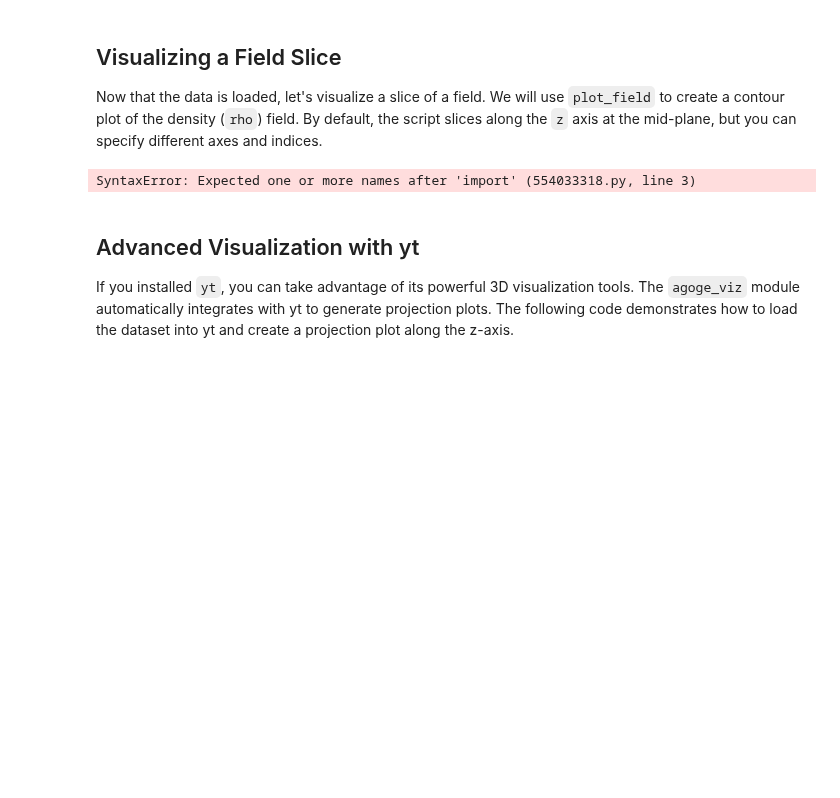
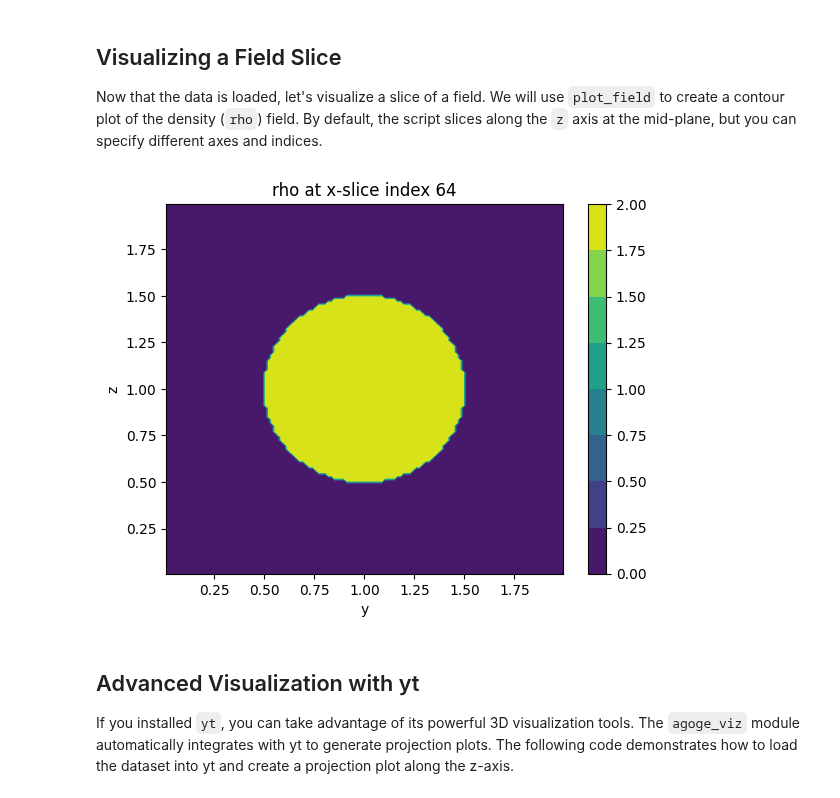
Before and after one commit to roybrynn/cmse822-roybrynn, a Jupyter notebook: agoge/viz/example2.ipynb, the cells around one changed output. Saved outputs shown, nothing was run; the diff lists cells and outputs as text; code cells hidden in the pictures; blank space fills up the shorter version.

```diff
--- a/agoge/viz/example2.ipynb
+++ b/agoge/viz/example2.ipynb
@@ -81,26 +82,26 @@ Now that the data is loaded, let's visualize a slice of a field. We will use `pl
 # %%
 import numpy as np
 import matplotlib.pyplot as plt
-from agoge_viz import # Specify the filename of the HDF5 file
-filename = "../ae_final.h5"
+from agoge_viz import * # Specify the filename of the HDF5 file
+filename = "../agoge_init.h5"
 data = load_agoge_data(filename)
 
 # Choose the field to visualize (e.g., 'rho')
 field_name = "rho"
 field_data = data[field_name]
 
 # Use coordinate arrays from data
 x = data["x"]
 y = data["y"]
 z = data["z"]
 
 # Plot a slice. You can adjust the axis and index as needed.
-plot_field(field_data, x, y, z, axis='x', field_name=field_name, vmin=0, vmax=2)
+plot_field(field_data, x, y, z, axis='x', field_name=field_name)
 
 # To visualize a slice along the y-axis at index 50, for example:
 # plot_field(field_data, x, y, z, axis='y', index=50, field_name=field_name)
 # %% [output]
-SyntaxError: Expected one or more names after 'import' (554033318.py, line 3)
+[figure, added]
 # %% [markdown]
 ## Advanced Visualization with yt
 
```
Also changed, not shown: parts of 1 cell of this notebook, 4 other files.
